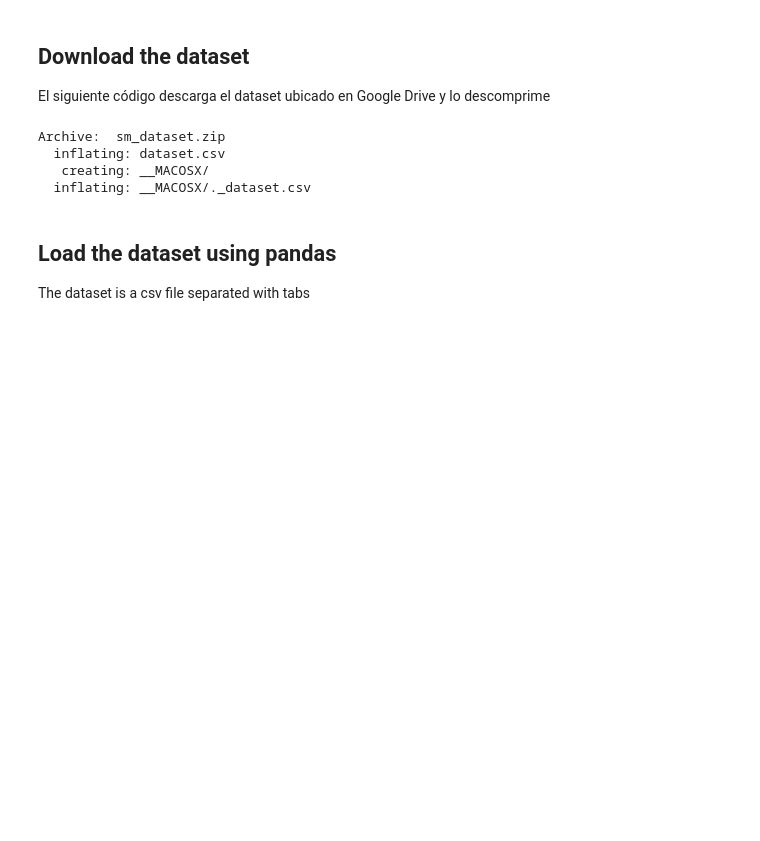
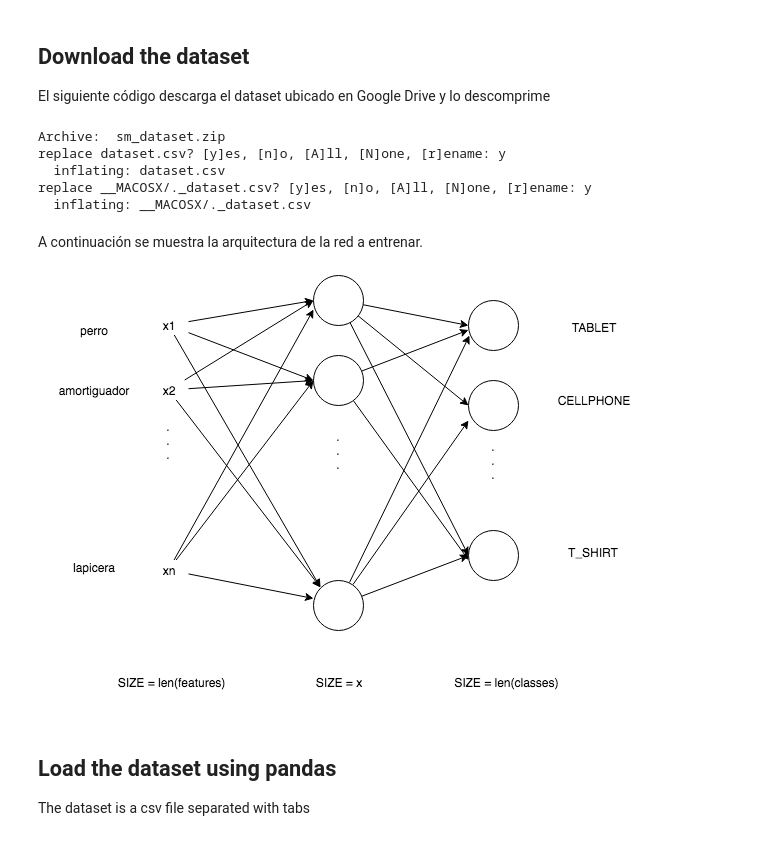
Before and after one commit to agustin-sarasua/workshop-categorization, a Jupyter notebook: Workshop_Step1.ipynb, the cells around one changed output. Drawn from its saved outputs; the diff is of its cells as text; code cells hidden in the pictures; blank space fills up the shorter version.

```diff
--- a/Workshop_Step1.ipynb
+++ b/Workshop_Step1.ipynb
@@ -67,16 +63,24 @@ def save_response_content(response, destination):
                 f.write(chunk)
 
 
-#download_file_from_google_drive('1BXQGSYbpdDaQdR_MeYfw1q4OjfmyXdmh', 'dataset.zip')
+download_file_from_google_drive('1kSPUjkf7gkB77UVTNnIW_cmGIjsa7GSh', 'arq.png')
 #!unzip 'dataset.zip'
 
 download_file_from_google_drive('1nzvm--XkmhjHgngNdjaemFIViXekaVWx', 'sm_dataset.zip')
 !unzip 'sm_dataset.zip'
 # %% [output]
 Archive:  sm_dataset.zip
+replace dataset.csv? [y]es, [n]o, [A]ll, [N]one, [r]ename: y
   inflating: dataset.csv
-   creating: __MACOSX/
+replace __MACOSX/._dataset.csv? [y]es, [n]o, [A]ll, [N]one, [r]ename: y
   inflating: __MACOSX/._dataset.csv
+# %% [markdown]
+A continuación se muestra la arquitectura de la red a entrenar.
+# %%
+#Image(retina=True, filename='arq.png', height=300)
+display(Image('arq.png'))
+# %% [output]
+[figure, added]
 # %% [markdown]
 ## Load the dataset using pandas
 The dataset is a csv file separated with tabs
```
Also changed, not shown: parts of 28 cells of this notebook.
